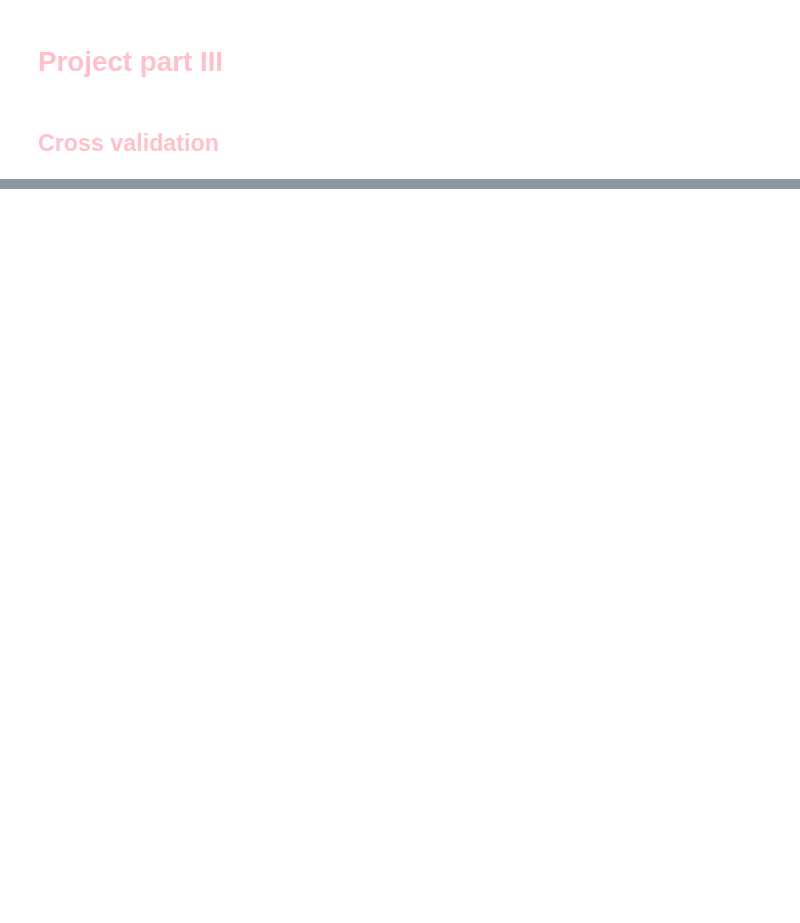
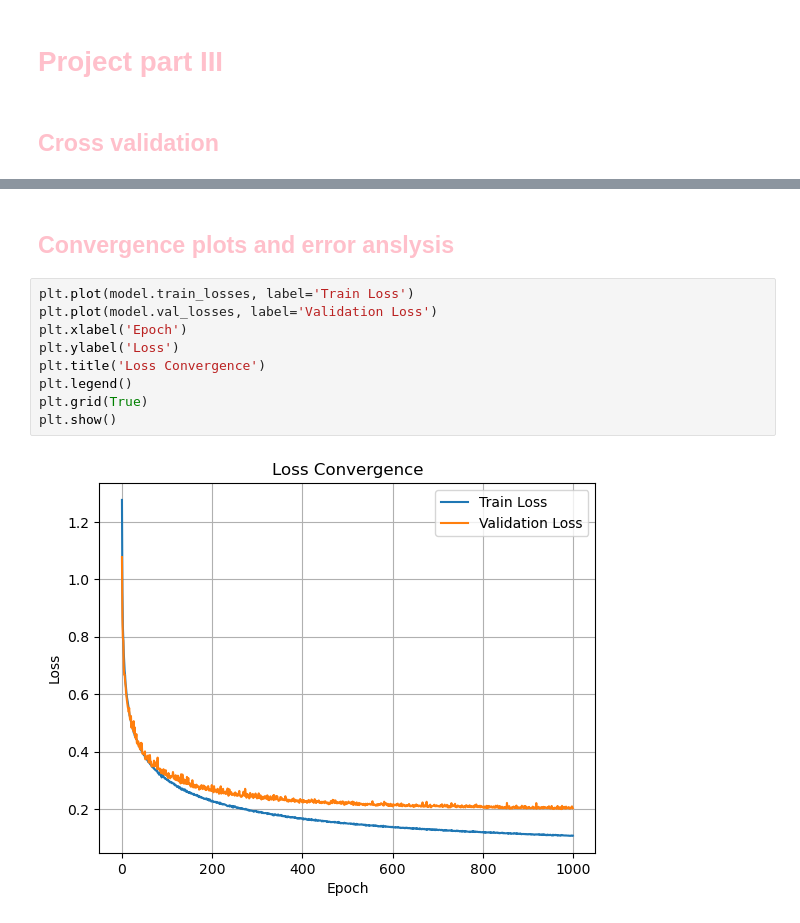
Before and after one commit to zosia-r/msid, a Jupyter notebook: II/logistic_regression_pytorch.ipynb, the cells around one changed output, grey strips where cells are left out. Drawn from its saved outputs; the diff is of its cells as text; blank space fills up the shorter version.

```diff
--- a/II/logistic_regression_pytorch.ipynb
+++ b/II/logistic_regression_pytorch.ipynb
@@ -306,0 +308,13 @@ Mean accuracy (cross-val): 76.93522906793048 %
+# %% [markdown]
+## <span style="color:pink">Convergence plots and error anslysis</span>
+# %%
+plt.plot(model.train_losses, label='Train Loss')
+plt.plot(model.val_losses, label='Validation Loss')
+plt.xlabel('Epoch')
+plt.ylabel('Loss')
+plt.title('Loss Convergence')
+plt.legend()
+plt.grid(True)
+plt.show()
+# %% [output]
+[figure, added]
```
Also changed, not shown: parts of 6 cells of this notebook, 1 other file.
